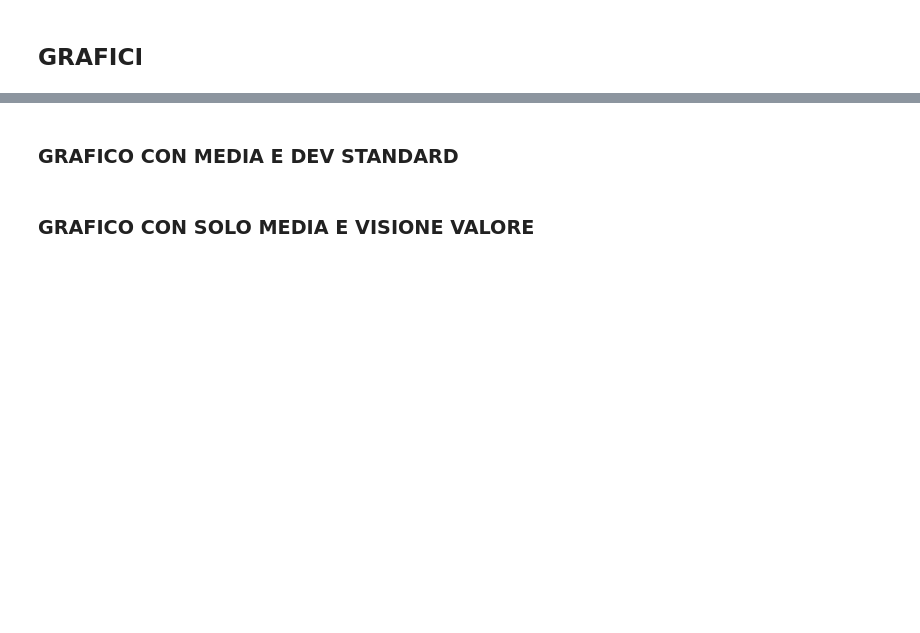
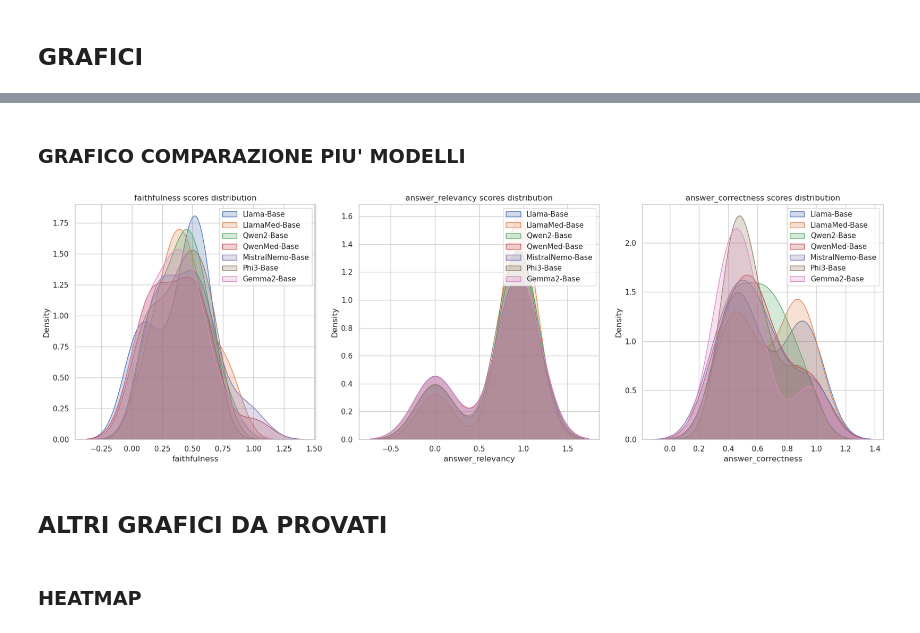
Before and after one commit to mbesep/Tesi-Magistrale-RAG, a Jupyter notebook: RAGAS definitivo.ipynb, the cells around one changed output, grey strips where cells are left out. Saved outputs shown, nothing was run; the diff lists cells and outputs as text; code cells hidden in the pictures; blank space fills up the shorter version.

```diff
--- a/RAGAS definitivo.ipynb
+++ b/RAGAS definitivo.ipynb
@@ -1591,2 +1623,0 @@ analysis(
-# %% [markdown]
-### GRAFICO CON MEDIA E DEV STANDARD
@@ -1645,2 +1623,0 @@ analysis(
-# %% [markdown]
-### GRAFICO CON SOLO MEDIA E VISIONE VALORE
@@ -1776,0 +1624,53 @@ analysis(comparison_df)
+# %% [markdown]
+### GRAFICO COMPARAZIONE PIU' MODELLI
+# %%
+import numpy as np
+import matplotlib.pyplot as plt
+import seaborn as sns
+import pandas as pd
+
+def multi_model_analysis(*args):
+    sns.set_style("whitegrid")
+    fig, axs = plt.subplots(1, 3, figsize=(18, 6))
+    metrics = ['faithfulness', 'answer_relevancy', 'answer_correctness']
+
+    for i, metric in enumerate(metrics):
+        for df, label in args:
+            sns.kdeplot(data=df[metric].dropna(), ax=axs[i], fill=True, label=label)
+
+        axs[i].set_title(f'{metric} scores distribution')
+        axs[i].legend()
+
+    plt.tight_layout()
+    plt.show()
+
+# Chiamata alla funzione di analisi
+multi_model_analysis(
+    (LlamaBase[metrics], 'Llama-Base'),
+   # (LlamaMulti[metrics], 'Llama-Multi'),
+   # (LlamaEnsemble[metrics], 'Llama-Ensemble'),
+    (LlamaMedBase[metrics], 'LlamaMed-Base'),
+   # (LlamaMedMulti[metrics], 'LlamaMed-Multi'),
+   # (LlamaMedEnsemble[metrics], 'LlamaMed-Ensemble'),
+    (Qwen2Base[metrics], 'Qwen2-Base'),
+   # (Qwen2Multi[metrics], 'Qwen2-Multi'),
+   # (Qwen2Ensemble[metrics], 'Qwen2-Ensemble'),
+    (QwenMedBase[metrics], 'QwenMed-Base'),
+   # (QwenMedMulti[metrics], 'QwenMed-Multi'),
+   # (QwenMedEnsemble[metrics], 'QwenMed-Ensemble'),
+    (MistralNemoBase[metrics], 'MistralNemo-Base'),
+   #(MistralNemoMulti[metrics], 'MistralNemo-Multi'),
+   # (MistralNemoEnsemble[metrics], 'MistralNemo-Ensemble'),
+    (Phi3Base[metrics], 'Phi3-Base'),
+   # (Phi3Multi[metrics], 'Phi3-Multi'),
+   # (Phi3Ensemble[metrics], 'Phi3-Ensemble')
+    (Gemma2Base[metrics], 'Gemma2-Base')
+   # (Gemma2Multi[metrics], 'Gemma2-Multi'),
+   # (Gemma2Ensemble[metrics], 'Gemma2-Ensemble')
+)
+# %% [output]
+[figure, added]
+# %% [markdown]
+## ALTRI GRAFICI DA PROVATI
+# %% [markdown]
+### HEATMAP
```
Also changed, not shown: parts of 48 cells of this notebook, 3 other files.
